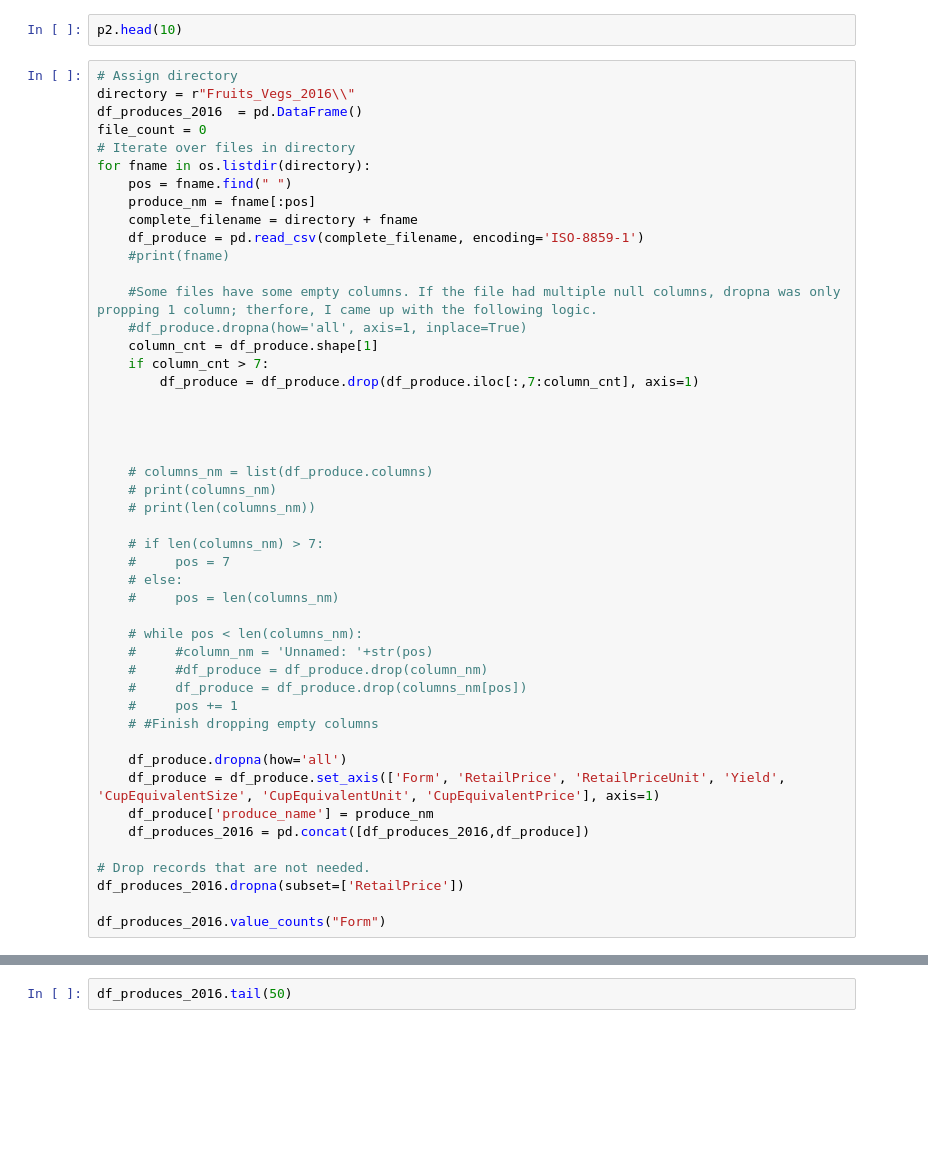
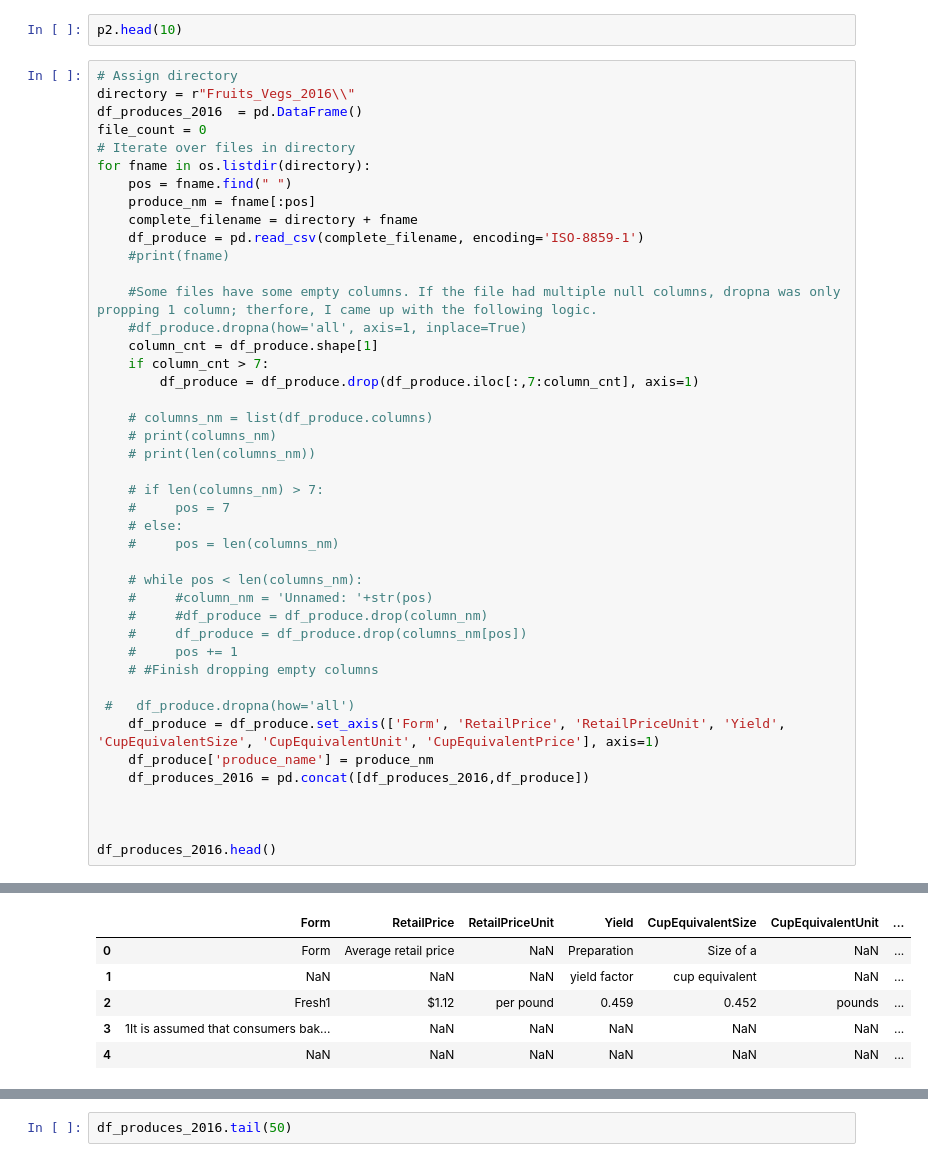
Before and after one commit to cmonjarr/5ADayCost, a Jupyter notebook: Test.ipynb, the cells around one changed output, grey strips where cells are left out. Drawn from its saved outputs; the diff is of its cells as text; blank space fills up the shorter version.

```diff
--- a/Test.ipynb
+++ b/Test.ipynb
@@ -42,9 +41,6 @@ for fname in os.listdir(directory):
     if column_cnt > 7:
         df_produce = df_produce.drop(df_produce.iloc[:,7:column_cnt], axis=1)
 
-
-
-
     # columns_nm = list(df_produce.columns)
     # print(columns_nm)
     # print(len(columns_nm))
@@ -61,13 +57,12 @@ for fname in os.listdir(directory):
     #     pos += 1
     # #Finish dropping empty columns
 
-    df_produce.dropna(how='all')
+ #   df_produce.dropna(how='all')
     df_produce = df_produce.set_axis(['Form', 'RetailPrice', 'RetailPriceUnit', 'Yield', 'CupEquivalentSize', 'CupEquivalentUnit', 'CupEquivalentPrice'], axis=1)
     df_produce['produce_name'] = produce_nm
     df_produces_2016 = pd.concat([df_produces_2016,df_produce])
 
-# Drop records that are not needed.
-df_produces_2016.dropna(subset=['RetailPrice'])
 
-df_produces_2016.value_counts("Form")
+
+df_produces_2016.head()
 # %% [output]
@@ -86,0 +69,6 @@ Name: count, Length: 231, dtype: int64
+|  | Form | RetailPrice | RetailPriceUnit | Yield | CupEquivalentSize | CupEquivalentUnit | ... |
+| 0 | Form | Average retail price | NaN | Preparation | Size of a | NaN | ... |
+| 1 | NaN | NaN | NaN | yield factor | cup equivalent | NaN | ... |
+| 2 | Fresh1 | $1.12 | per pound | 0.459 | 0.452 | pounds | ... |
+| 3 | 1It is assumed that consumers bak... | NaN | NaN | NaN | NaN | NaN | ... |
+| 4 | NaN | NaN | NaN | NaN | NaN | NaN | ... |
```
Also changed, not shown: parts of 4 cells of this notebook.
